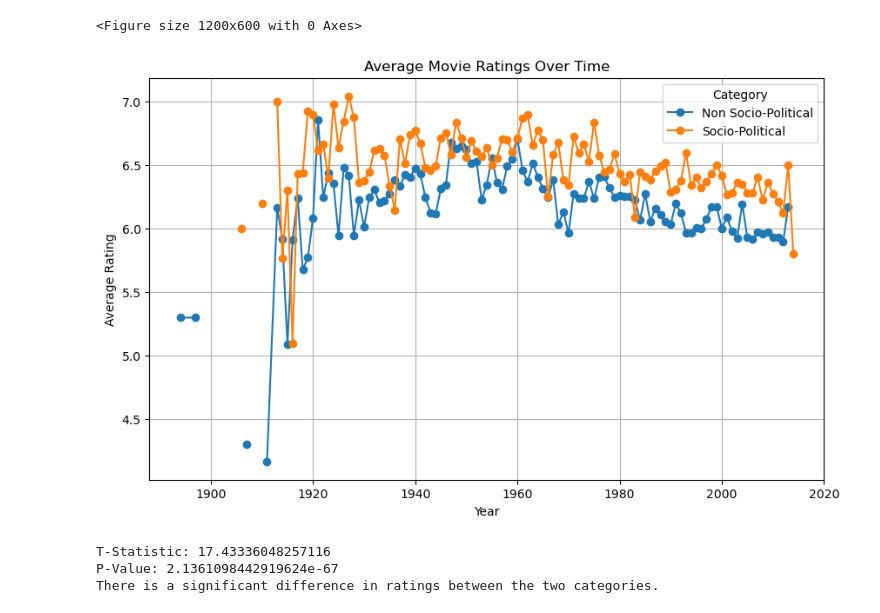
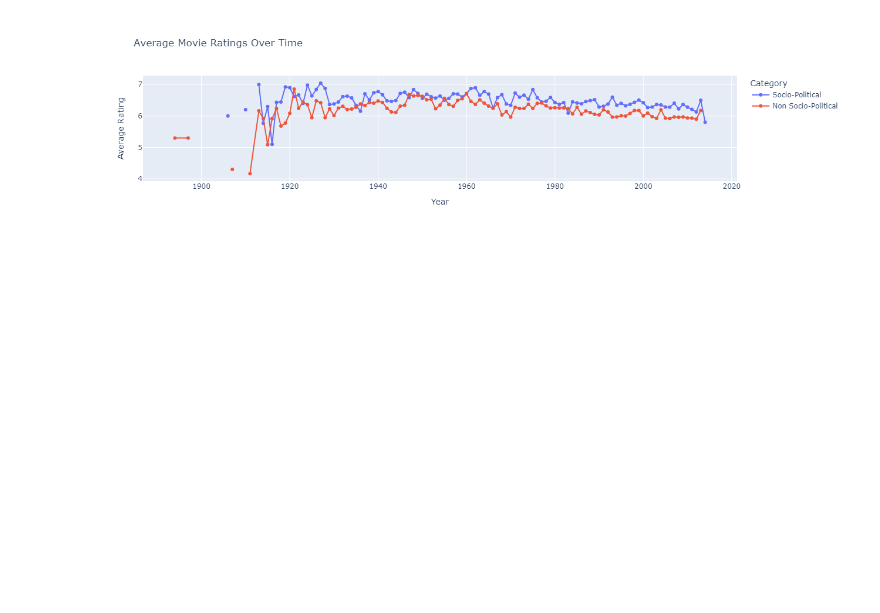
Before and after one commit to epfl-ada/ada-2023-project-padawans, a Jupyter notebook: Q5.ipynb, the cells around one changed output. Drawn from its saved outputs; the diff is of its cells as text; code cells hidden in the pictures; blank space fills up the shorter version.

Commit message:
Interactive plots with plotly

```diff
--- a/Q5.ipynb
+++ b/Q5.ipynb
@@ -242,42 +42,37 @@ Name: averageRating, Length: 8442, dtype: float64
+# %%
+df = pd.read_csv('df_final.csv')
 # %%
 #*****************************************************************************************************************
 #Trend Analysis Over Time: Analyze how the critical reception of movies in the Socio-political and Non Socio-Political categories has changed over time.
 #*****************************************************************************************************************
 
+# Assuming you have your DataFrame 'df' and other necessary setup
+
 # Group by ReleaseYear and Category, then calculate the mean rating for each group
-mean_ratings_over_time = df_cmu.groupby(['MovieReleaseDate', 'Category'])['averageRating'].mean().unstack()
+mean_ratings_over_time = df.groupby(['MovieReleaseDate', 'Category'])['averageRating'].mean().unstack().reset_index()
 
-# Plotting
-plt.figure(figsize=(12, 6))
-mean_ratings_over_time.plot(kind='line', marker='o', title='Average Movie Ratings Over Time', ylabel='Average Rating', xlabel='Year', grid=True, figsize=(10, 6))
+# Plotting with Plotly Graph Objects
+trace_socio_political = go.Scatter(x=mean_ratings_over_time['MovieReleaseDate'], y=mean_ratings_over_time['Socio-Political'],
+                                   mode='lines+markers', name='Socio-Political')
 
-plt.legend(title='Category')
-plt.show()
+trace_non_socio_political = go.Scatter(x=mean_ratings_over_time['MovieReleaseDate'], y=mean_ratings_over_time['Non Socio-Political'],
+                                       mode='lines+markers', name='Non Socio-Political')
+
+data = [trace_socio_political, trace_non_socio_political]
+
+layout = go.Layout(
+    title='Average Movie Ratings Over Time',
+    xaxis=dict(title='Year'),
+    yaxis=dict(title='Average Rating'),
+    legend=dict(title='Category'),
+)
+
+fig = go.Figure(data=data, layout=layout)
+
+fig_json = fig.to_json()
+with open('figure_state.json', 'w') as json_file:
+    json_file.write(fig_json)
+# Show the plot
+fig.show()
 # %% [output]
-<Figure size 1200x600 with 0 Axes>
-[figure, old version]
+[figure, new version]
-# %%
-#*****************************************************************************************************************************************************
-#Statistical Tests:Conduct statistical tests (like t-tests or ANOVA) to see if there are significant differences in ratings between the two categories.
-#*****************************************************************************************************************************************************
-
-# Filter the ratings for each category
-socio_political_ratings = df_cmu[df_cmu['Category'] == 'Socio-Political']['averageRating']
-non_socio_political_ratings = df_cmu[df_cmu['Category'] == 'Non Socio-Political']['averageRating']
-
-# Perform an independent t-test
-t_statistic, p_value = stats.ttest_ind(socio_political_ratings, non_socio_political_ratings, nan_policy='omit')
-
-print(f"T-Statistic: {t_statistic}")
-print(f"P-Value: {p_value}")
-
-# Interpret the p-value
-alpha = 0.05  # significance level
-if p_value < alpha:
-    print("There is a significant difference in ratings between the two categories.")
-else:
-    print("There is no significant difference in ratings between the two categories.")
-# %% [output]
-T-Statistic: 17.43336048257116
-P-Value: 2.1361098442919624e-67
-There is a significant difference in ratings between the two categories.
```
Also changed, not shown: parts of 13 cells of this notebook.
